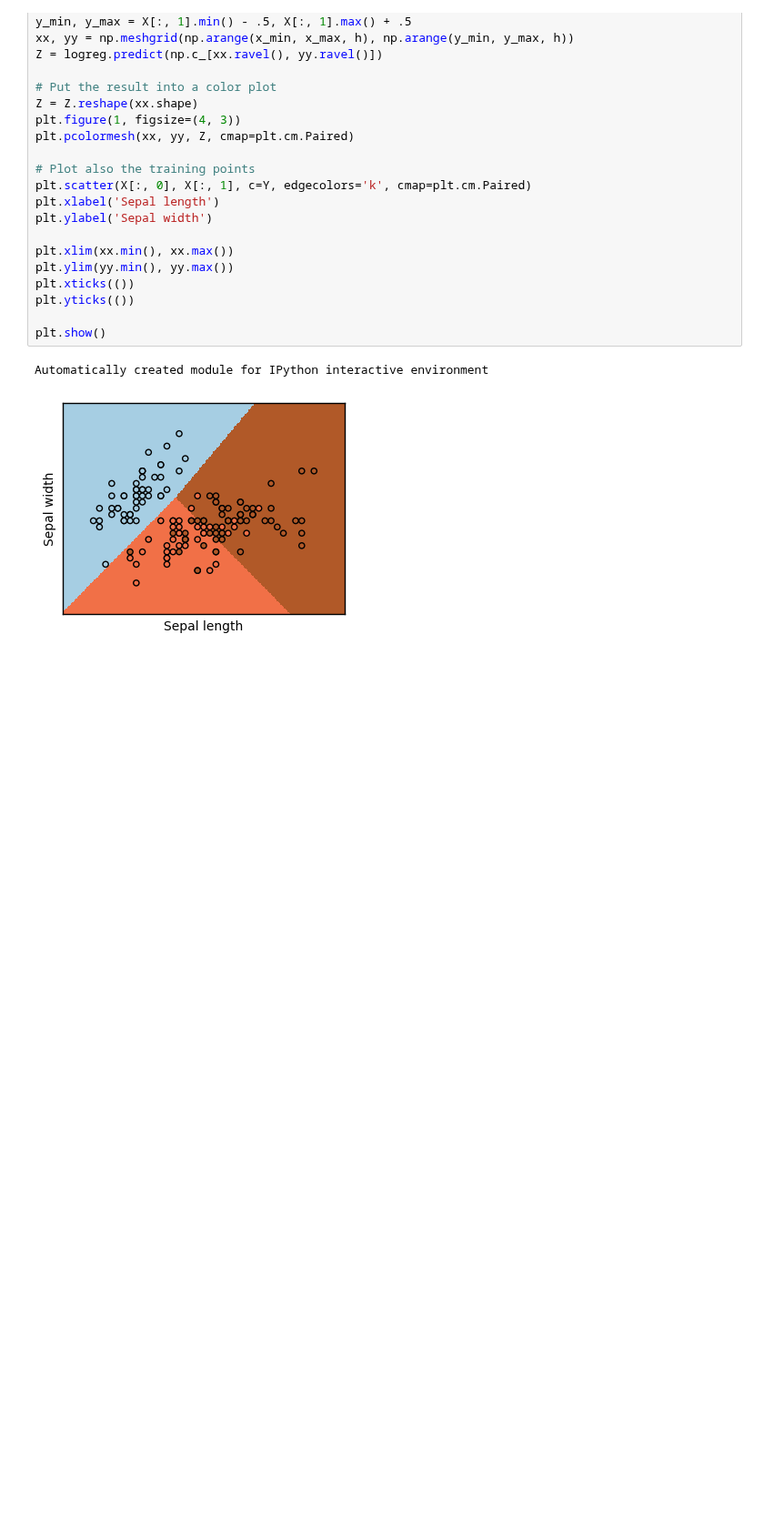
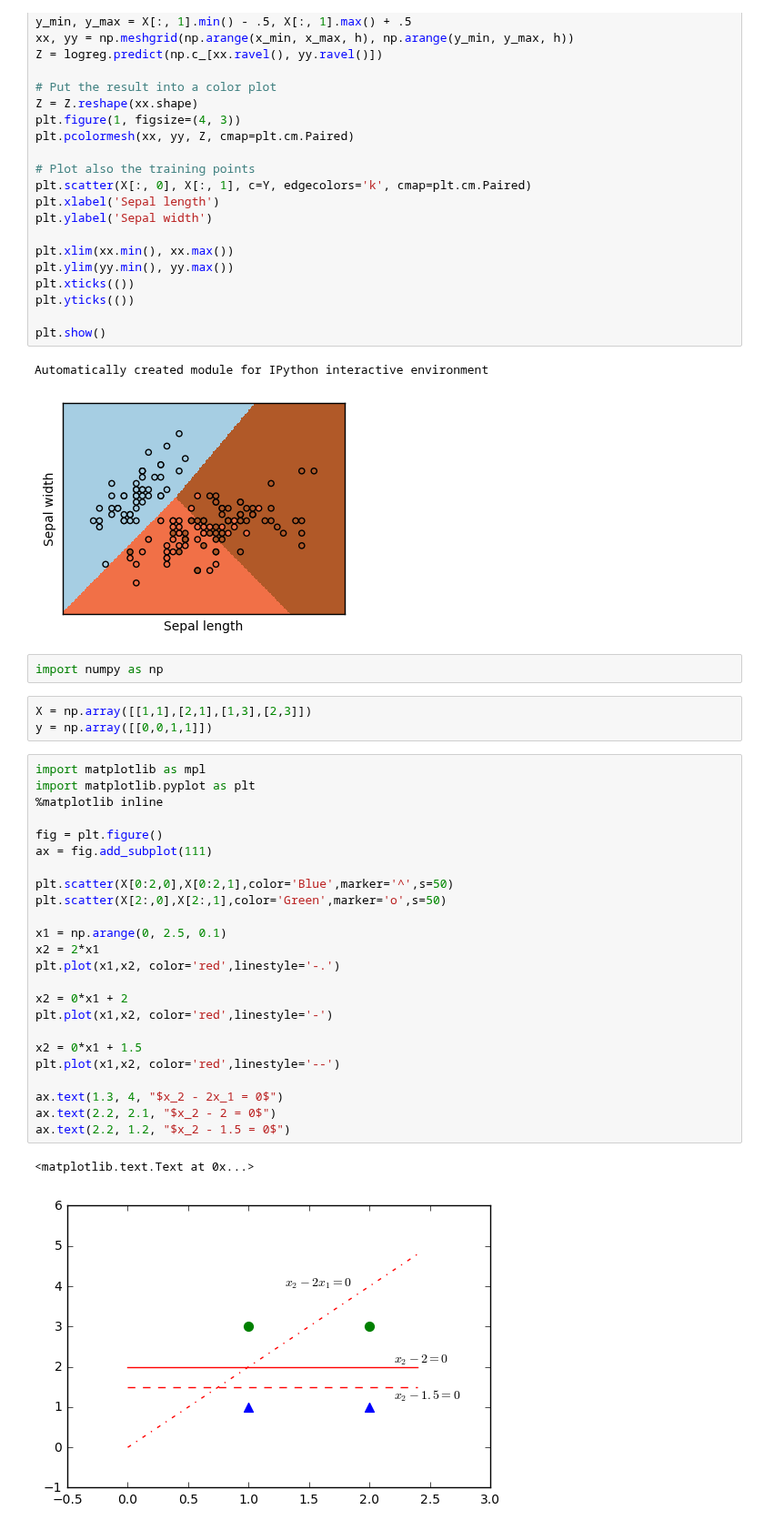
Before and after one commit to Mickael-Galliez/ml17s, a Jupyter notebook: lectures/plot_iris_logistic.ipynb, the cells around one changed output. Shown at 91% size. Saved outputs shown, nothing was run; the diff lists cells and outputs as text; blank space fills up the shorter version.

```diff
--- a/lectures/plot_iris_logistic.ipynb
+++ b/lectures/plot_iris_logistic.ipynb
@@ -58,3 +58,35 @@ plt.show()
 # %% [output]
 Automatically created module for IPython interactive environment
 [figure]
+# %%
+import numpy as np
+# %%
+X = np.array([[1,1],[2,1],[1,3],[2,3]])
+y = np.array([[0,0,1,1]])
+# %%
+import matplotlib as mpl
+import matplotlib.pyplot as plt
+%matplotlib inline
+
+fig = plt.figure()
+ax = fig.add_subplot(111)
+
+plt.scatter(X[0:2,0],X[0:2,1],color='Blue',marker='^',s=50)
+plt.scatter(X[2:,0],X[2:,1],color='Green',marker='o',s=50)
+
+x1 = np.arange(0, 2.5, 0.1)
+x2 = 2*x1
+plt.plot(x1,x2, color='red',linestyle='-.')
+
+x2 = 0*x1 + 2
+plt.plot(x1,x2, color='red',linestyle='-')
+
+x2 = 0*x1 + 1.5
+plt.plot(x1,x2, color='red',linestyle='--')
+
+ax.text(1.3, 4, "$x_2 - 2x_1 = 0$")
+ax.text(2.2, 2.1, "$x_2 - 2 = 0$")
+ax.text(2.2, 1.2, "$x_2 - 1.5 = 0$")
+# %% [output]
+<matplotlib.text.Text at 0x...>
+[figure, added]
```
Also changed, not shown: 4 other files.
